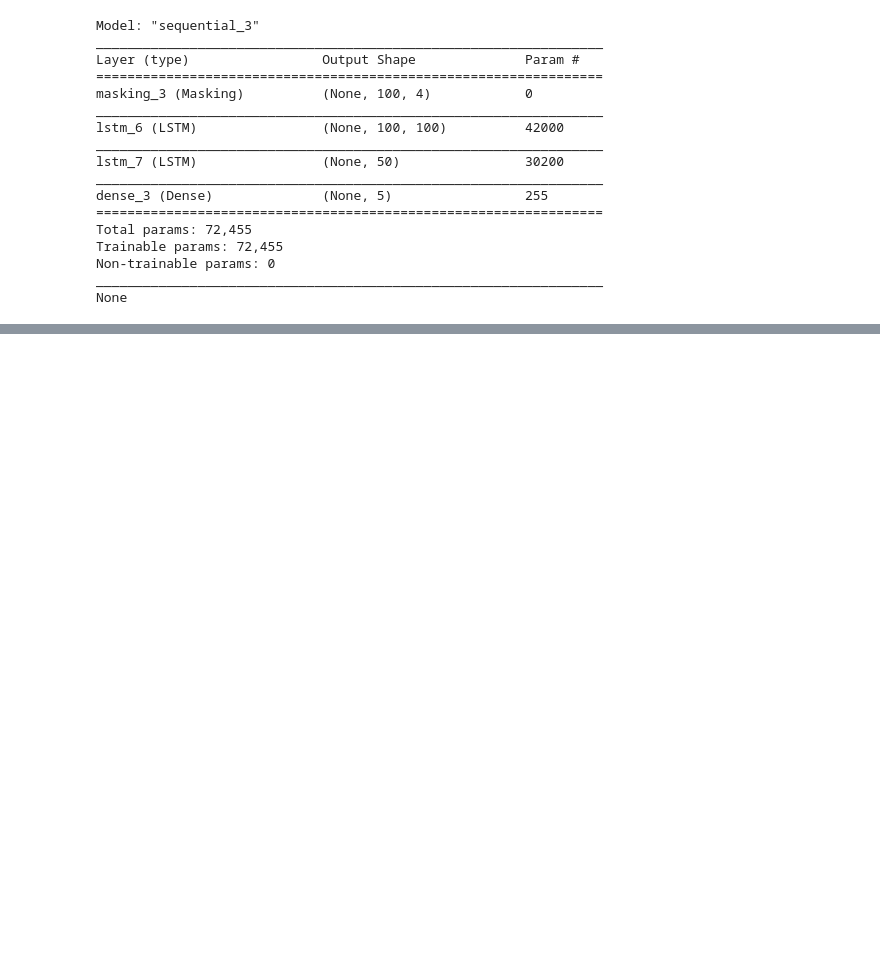
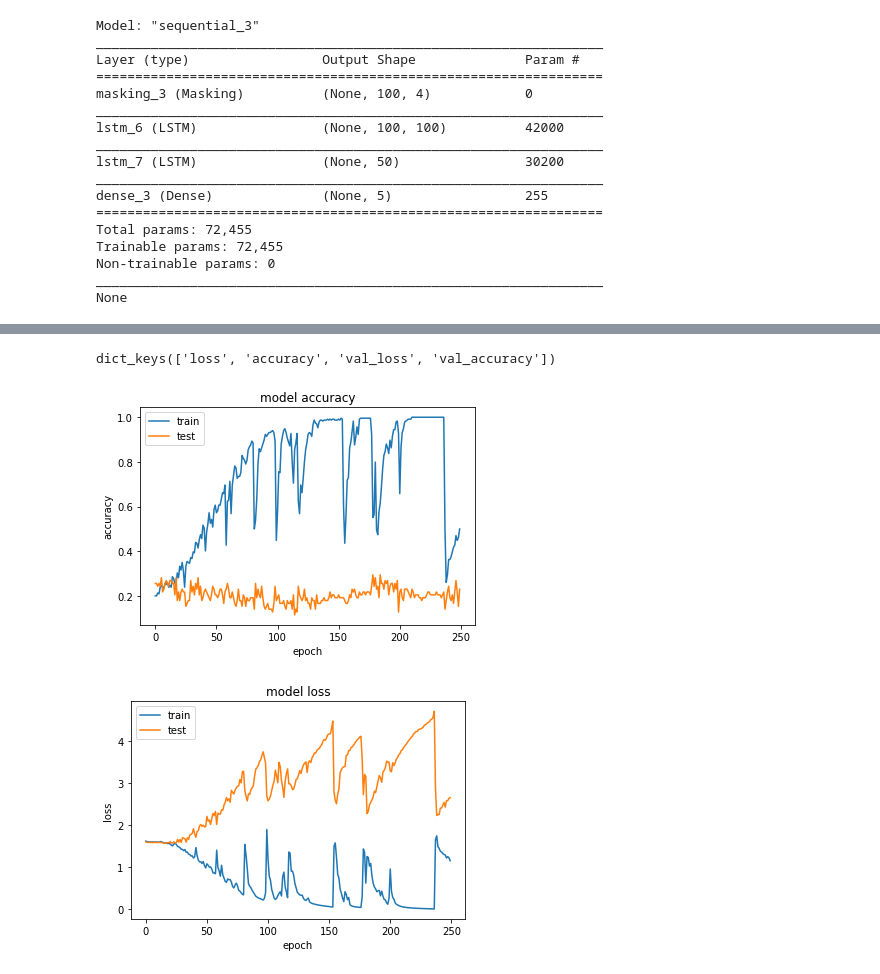
Before and after one commit to emielsteegh/Fighting_Fake_News, a Jupyter notebook: labs/lab06_LSTM-snopes.ipynb, the cells around one changed output, grey strips where cells are left out. Drawn from its saved outputs; the diff is of its cells as text; code cells hidden in the pictures; blank space fills up the shorter version.

```diff
--- a/labs/lab06_LSTM-snopes.ipynb
+++ b/labs/lab06_LSTM-snopes.ipynb
@@ -132,3 +132,27 @@ Epoch 249/250
 117/117 [==============================] - 8s 66ms/step - loss: 1.2265 - accuracy: 0.4615 - val_loss: 2.6361 - val_accuracy: 0.1538
 Epoch 250/250
 117/117 [==============================] - 7s 59ms/step - loss: 1.1567 - accuracy: 0.5000 - val_loss: 2.6537 - val_accuracy: 0.2308
+# %%
+# Thanks Jason Brownlee
+# https://machinelearningmastery.com/display-deep-learning-model-training-history-in-keras/
+print(history.history.keys())
+# summarize history for accuracy
+plt.plot(history.history['accuracy'])
+plt.plot(history.history['val_accuracy'])
+plt.title('model accuracy')
+plt.ylabel('accuracy')
+plt.xlabel('epoch')
+plt.legend(['train', 'test'], loc='upper left')
+plt.show()
+# summarize history for loss
+plt.plot(history.history['loss'])
+plt.plot(history.history['val_loss'])
+plt.title('model loss')
+plt.ylabel('loss')
+plt.xlabel('epoch')
+plt.legend(['train', 'test'], loc='upper left')
+plt.show()
+# %% [output]
+dict_keys(['loss', 'accuracy', 'val_loss', 'val_accuracy'])
+[figure, added]
+[figure, added]
```
